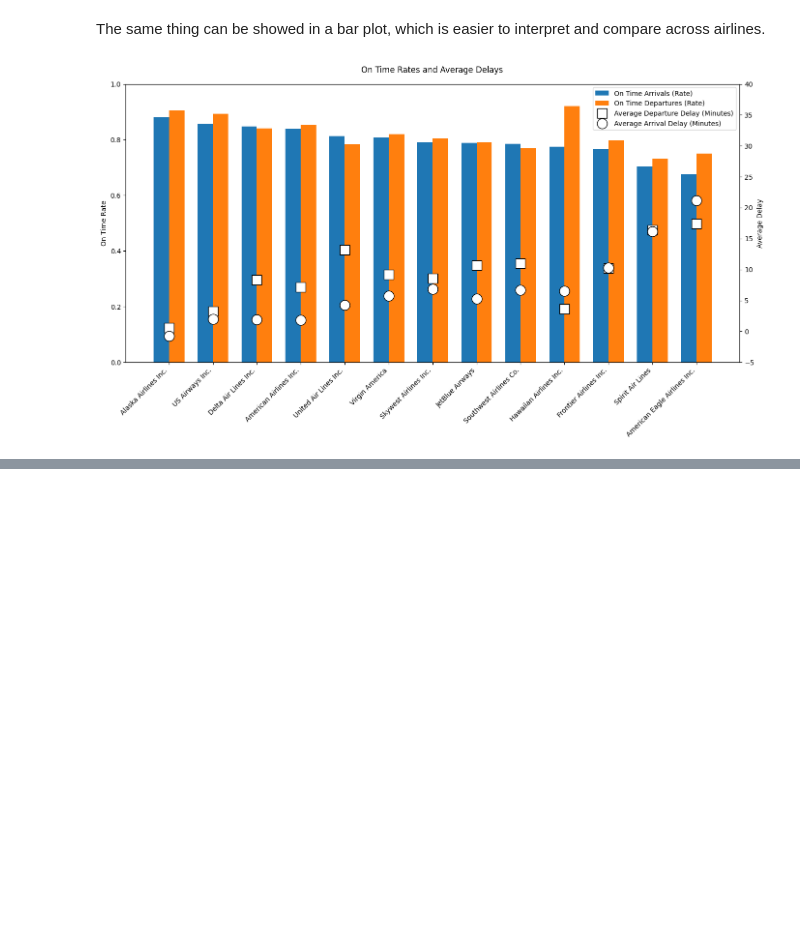
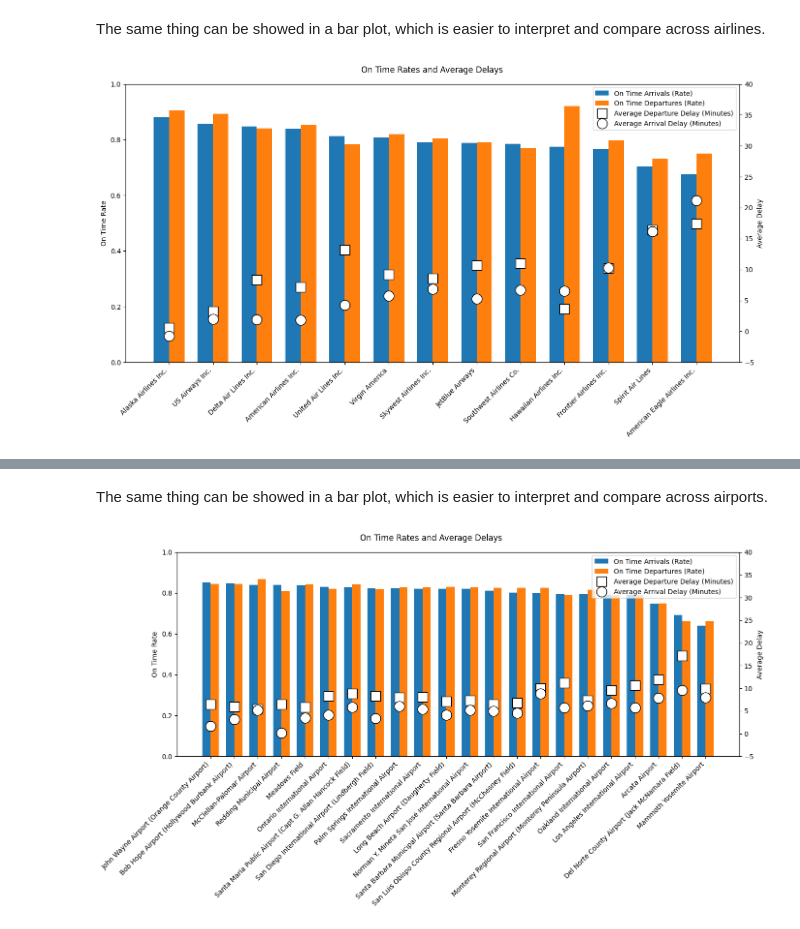
Before and after one commit to UCB-stat-159-f25/final-group21, a Jupyter notebook: EDA.ipynb, the cells around one changed output, grey strips where cells are left out. Drawn from its saved outputs; the diff is of its cells as text; code cells hidden in the pictures; blank space fills up the shorter version.

Commit message:
added analysis of airport performances

```diff
--- a/EDA.ipynb
+++ b/EDA.ipynb
@@ -11,6 +11,7 @@ import matplotlib.pyplot as plt
 # %%
 # Load data
 airlines = pd.read_csv("airlines.csv")
+airports = pd.read_csv("airports.csv")
 flights = pd.read_csv("filtered_flights.csv")
 # %% [markdown]
 ### Most Reliable Airline
@@ -124,0 +142,14 @@ Alaska Airlines stands out as the most reliable carrier in the dataset, with the
+# %%
+# Showing full airport names instead of abbreviations
+summary_performance_airport = summary_performance_airport.merge(
+    airports,
+    left_on="ORIGIN_AIRPORT",
+    right_on="IATA_CODE",
+    how="left"
+).drop(columns=["IATA_CODE", "CITY", "STATE", "COUNTRY", "LATITUDE", "LONGITUDE"])
+# %%
+# Sorting the airports on highest on-time rate, then lowest average delay
+summary_performance_airport = summary_performance_airport.sort_values(
+    by=["arr_on_time_rate", "dep_on_time_rate", "mean_arr_delay", "mean_dep_delay"],
+    ascending=[False, False, True, True]
+)
@@ -124,0 +188,42 @@ Alaska Airlines stands out as the most reliable carrier in the dataset, with the
+# %% [markdown]
+The same thing can be showed in a bar plot, which is easier to interpret and compare across airports.
+# %%
+# Showing the ranked airports in a bar chart
+fig, ax1 = plt.subplots(figsize=(14, 8))
+
+# On Time Rates
+width = 0.35
+ax1.bar(np.arange(len(summary_performance_airport["AIRPORT"])) - width/2,
+        summary_performance_airport["arr_on_time_rate"], width, label="On Time Arrivals (Rate)")
+ax1.bar(np.arange(len(summary_performance_airport["AIRPORT"])) + width/2,
+        summary_performance_airport["dep_on_time_rate"], width, label="On Time Departures (Rate)")
+ax1.set_ylabel("On Time Rate")
+ax1.set_ylim(0, 1)
+ax1.set_xticks(np.arange(len(summary_performance_airport["AIRPORT"])))
+ax1.set_xticklabels(summary_performance_airport["AIRPORT"], rotation=45, ha="right")
+
+# Average Delays
+ax2 = ax1.twinx()
+ax2.plot(np.arange(len(summary_performance_airport["AIRPORT"])),
+         summary_performance_airport["mean_dep_delay"], marker="s", markersize=15,
+         linestyle="None", label="Average Departure Delay (Minutes)",
+         markerfacecolor="white", markeredgecolor="black")
+ax2.plot(np.arange(len(summary_performance_airport["AIRPORT"])),
+         summary_performance_airport["mean_arr_delay"], marker="o", markersize=15,
+         linestyle="None", label="Average Arrival Delay (Minutes)",
+         markerfacecolor="white", markeredgecolor="black")
+ax2.set_ylim(-5, 40)
+ax2.set_ylabel("Average Delay")
+
+# Title
+fig.suptitle("On Time Rates and Average Delays")
+
+# Legend
+handles1, labels1 = ax1.get_legend_handles_labels()
+handles2, labels2 = ax2.get_legend_handles_labels()
+ax1.legend(handles1 + handles2, labels1 + labels2, loc="upper right")
+
+plt.tight_layout()
+plt.show()
+# %% [output]
+[figure, added]
```
Also changed, not shown: parts of 12 cells of this notebook.
